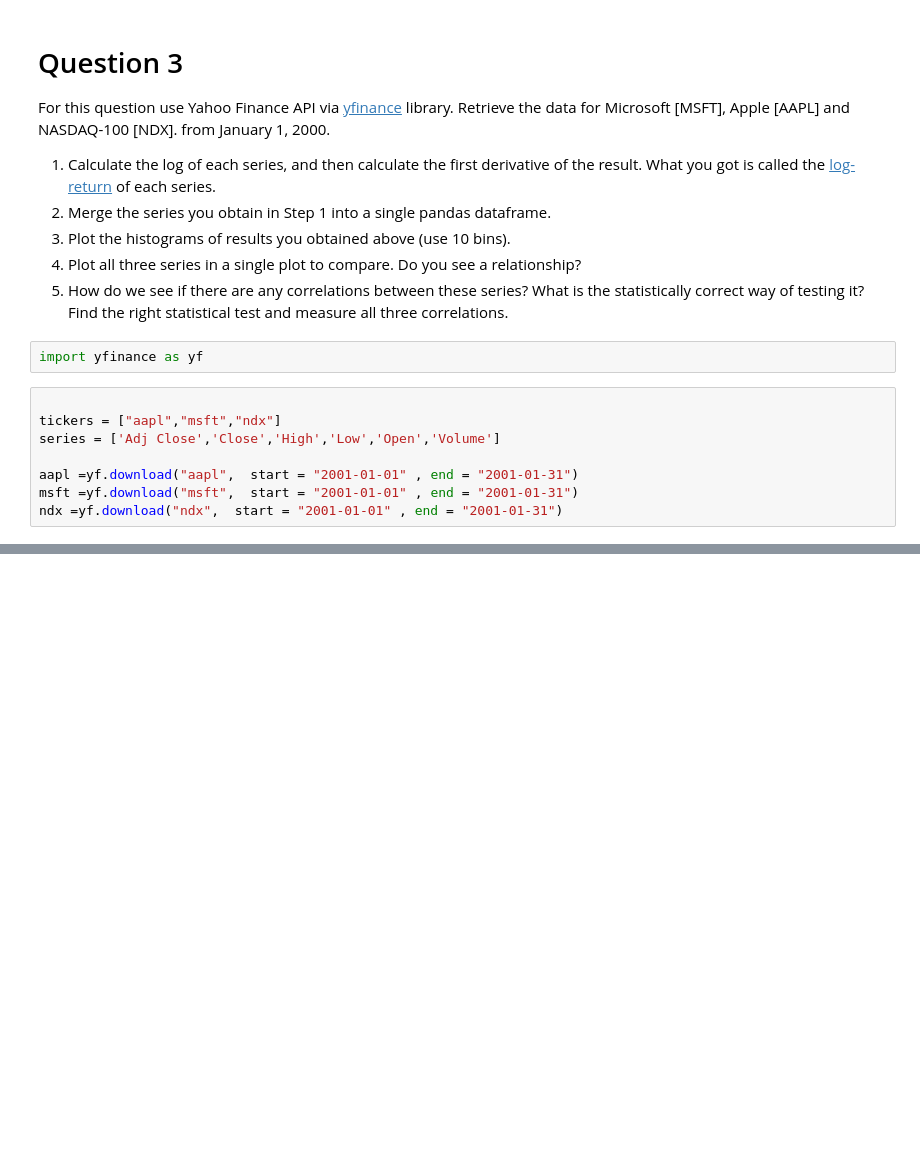
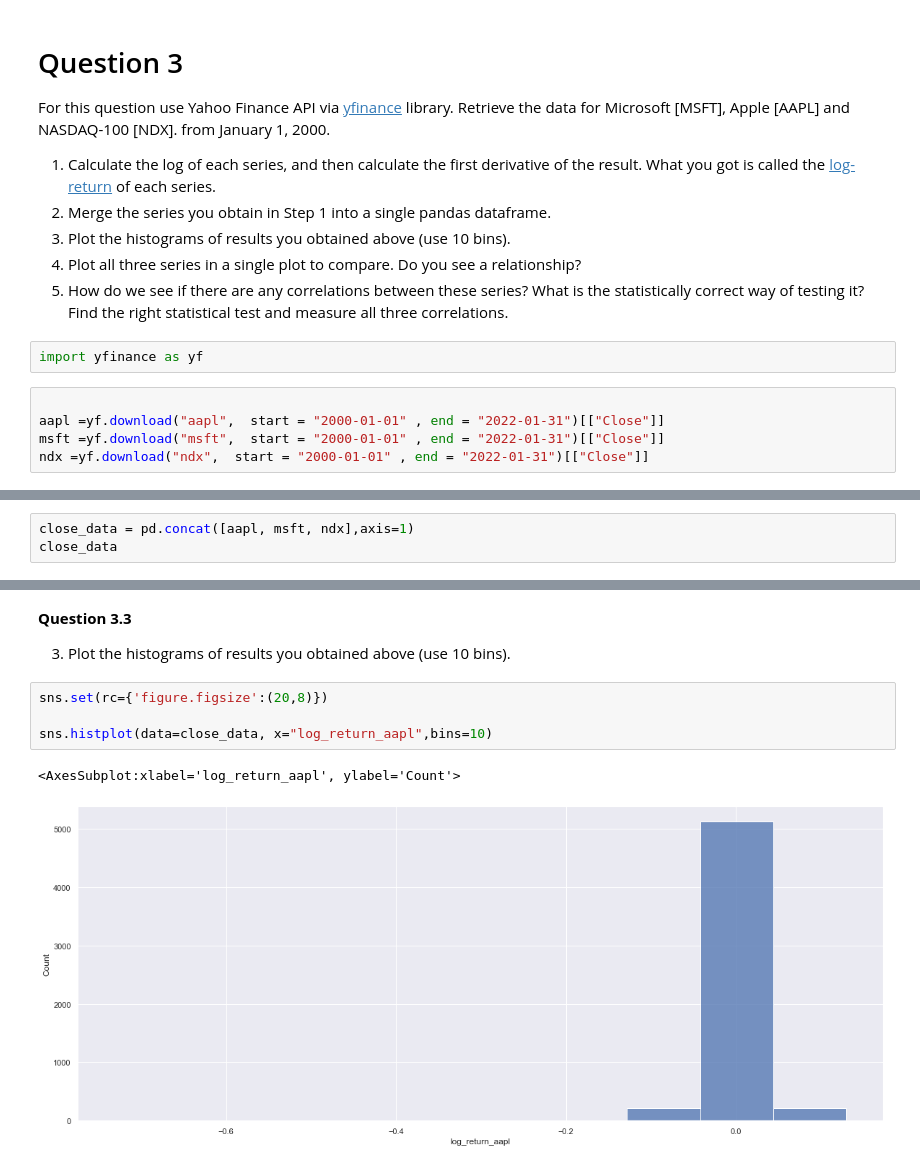
Before and after one commit to emirsglm/MAT388E-Data-Science-HW, a Jupyter notebook: HW1.ipynb, the cells around one changed output, grey strips where cells are left out. Cells and saved outputs as stored; diff of their text form; blank space fills up the shorter version.

```diff
--- a/HW1.ipynb
+++ b/HW1.ipynb
@@ -351,11 +378,8 @@ For this question use Yahoo Finance API via [yfinance](https://pypi.org/project/
 import yfinance as yf
 # %%
 
-tickers = ["aapl","msft","ndx"]
-series = ['Adj Close','Close','High','Low','Open','Volume']
-
-aapl =yf.download("aapl",  start = "2001-01-01" , end = "2001-01-31")
-msft =yf.download("msft",  start = "2001-01-01" , end = "2001-01-31")
-ndx =yf.download("ndx",  start = "2001-01-01" , end = "2001-01-31")
+aapl =yf.download("aapl",  start = "2000-01-01" , end = "2022-01-31")[["Close"]]
+msft =yf.download("msft",  start = "2000-01-01" , end = "2022-01-31")[["Close"]]
+ndx =yf.download("ndx",  start = "2000-01-01" , end = "2022-01-31")[["Close"]]
 # %% [output]
 [*********************100%***********************]  1 of 1 completed
@@ -389,0 +408,3 @@ Name: Adj Close, dtype: float64
+# %%
+close_data = pd.concat([aapl, msft, ndx],axis=1)
+close_data
@@ -389,0 +426,12 @@ Name: Adj Close, dtype: float64
+# %% [markdown]
+
+**Question 3.3**
+
+3. Plot the histograms of results you obtained above (use 10 bins).
+# %%
+sns.set(rc={'figure.figsize':(20,8)})
+
+sns.histplot(data=close_data, x="log_return_aapl",bins=10)
+# %% [output]
+<AxesSubplot:xlabel='log_return_aapl', ylabel='Count'>
+[figure, added]
```
Also changed, not shown: parts of 29 cells of this notebook.
